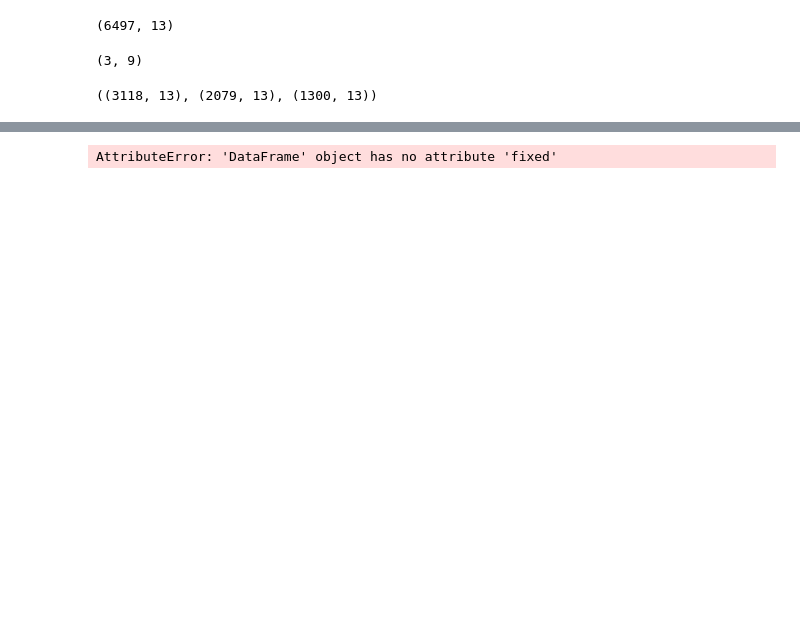
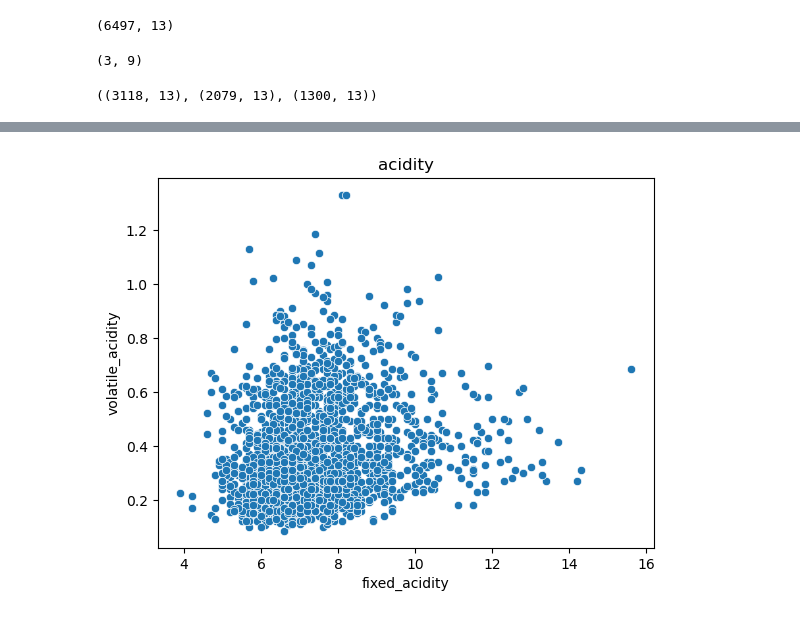
Before and after one commit to pour-choices/wine_clustering_project, a Jupyter notebook: stephen_scratch_notebook.ipynb, the cells around one changed output, grey strips where cells are left out. Cells and saved outputs as stored; diff of their text form; code cells hidden in the pictures; blank space fills up the shorter version.

Commit message:
charts

```diff
--- a/stephen_scratch_notebook.ipynb
+++ b/stephen_scratch_notebook.ipynb
@@ -141,4 +115,4 @@ d.outlier_detector(train,'quality')
 # %%
-m.bar_chart(train, train.fixed)
+m.scatter_plot(train, train.fixed_acidity, train.volatile_acidity, 'acidity')
 # %% [output]
-AttributeError: 'DataFrame' object has no attribute 'fixed'
+[figure, added]
```
Also changed, not shown: parts of 17 cells of this notebook.
